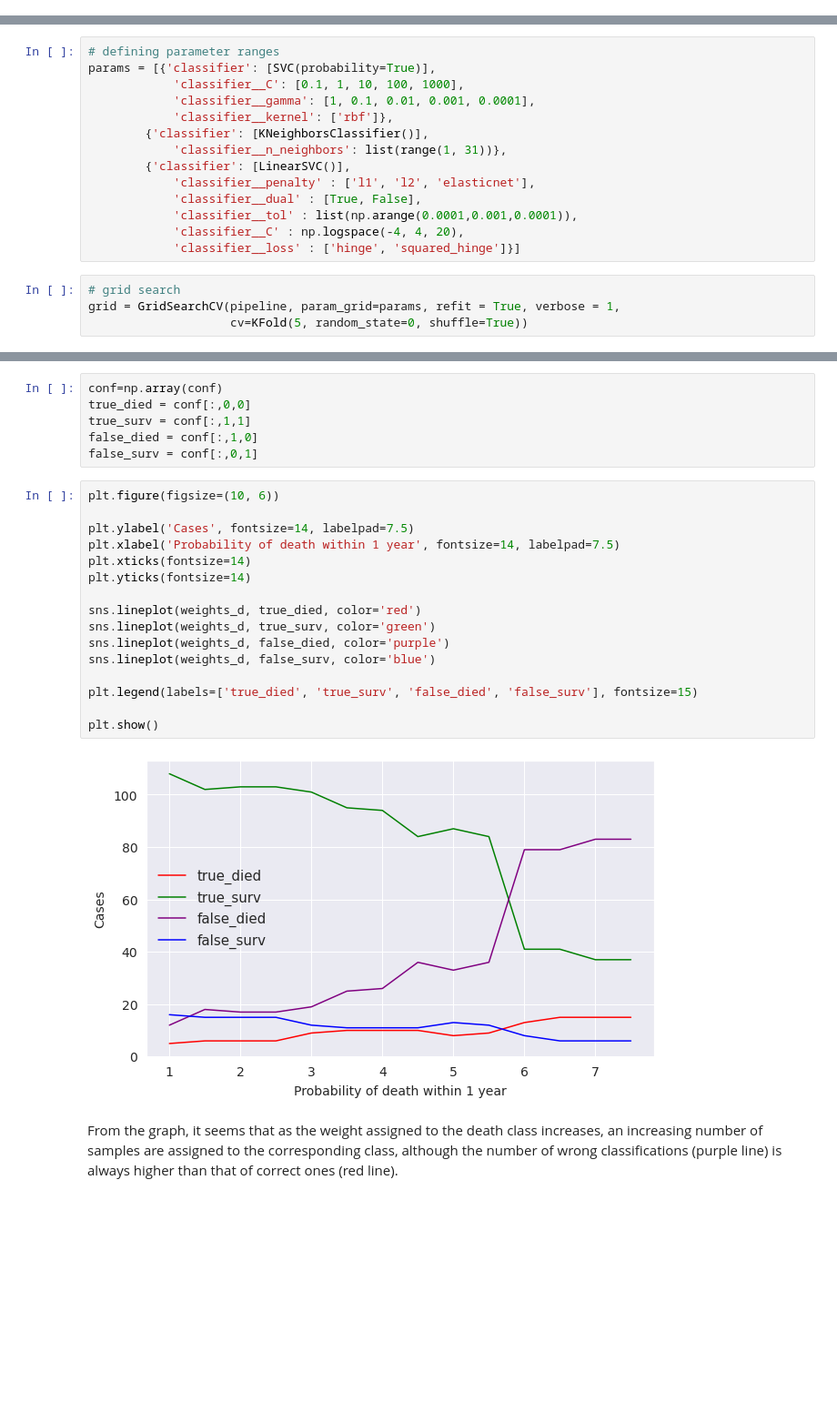
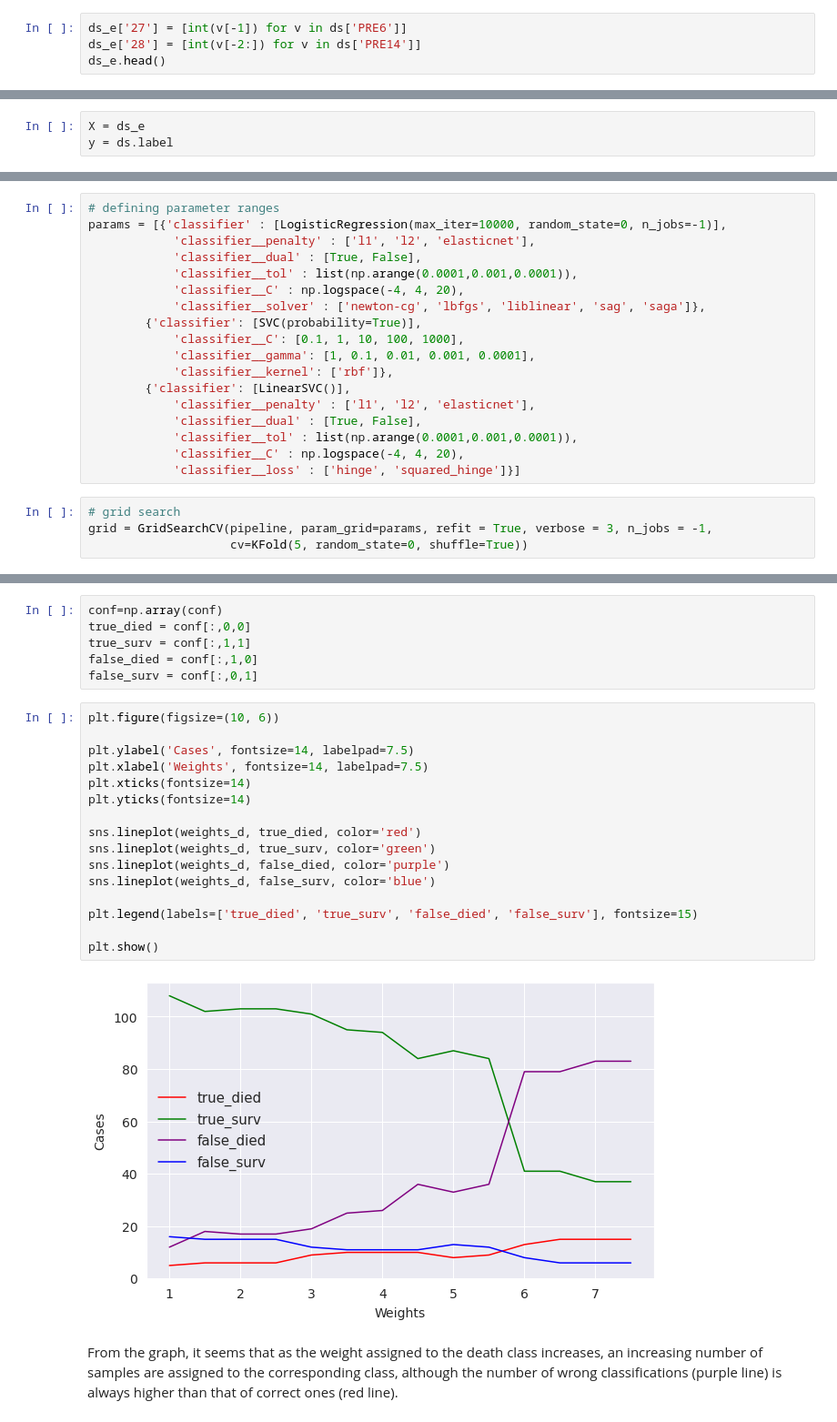
Before and after one commit to e-lubrini/thoracic-surgery-life-expectancy-classification, a Jupyter notebook: main.ipynb, the cells around one changed output, grey strips where cells are left out. Shown at 91% size. Drawn from its saved outputs; the diff is of its cells as text; blank space fills up the shorter version.

Commit message:
switched to ordinal vales for PRE6 and PRE14; regression taking too long to train

```diff
--- a/main.ipynb
+++ b/main.ipynb
@@ -250,0 +257,4 @@ True
+# %%
+ds_e['27'] = [int(v[-1]) for v in ds['PRE6']]
+ds_e['28'] = [int(v[-2:]) for v in ds['PRE14']]
+ds_e.head()
@@ -258,3 +271,6 @@ y = ds_er.iloc[:,-1]
+# %%
+X = ds_e
+y = ds.label
 # %% [markdown]
 ## Algorithm Evaluations
 # %%
@@ -311,12 +327,16 @@ pipeline = Pipeline([('classifier', SVC(random_state=0))])    # SVC is a dummy
                                                 # actual classifiers defined in the parameter grid
 # %%
 # defining parameter ranges
-params = [{'classifier': [SVC(probability=True)],
+params = [{'classifier' : [LogisticRegression(max_iter=10000, random_state=0, n_jobs=-1)],
+            'classifier__penalty' : ['l1', 'l2', 'elasticnet'],
+            'classifier__dual' : [True, False],
+            'classifier__tol' : list(np.arange(0.0001,0.001,0.0001)),
+            'classifier__C' : np.logspace(-4, 4, 20),
+            'classifier__solver' : ['newton-cg', 'lbfgs', 'liblinear', 'sag', 'saga']},
+        {'classifier': [SVC(probability=True)],
             'classifier__C': [0.1, 1, 10, 100, 1000],
             'classifier__gamma': [1, 0.1, 0.01, 0.001, 0.0001],
             'classifier__kernel': ['rbf']},
-        {'classifier': [KNeighborsClassifier()],
-            'classifier__n_neighbors': list(range(1, 31))},
         {'classifier': [LinearSVC()],
             'classifier__penalty' : ['l1', 'l2', 'elasticnet'],
             'classifier__dual' : [True, False],
@@ -325,7 +345,7 @@ params = [{'classifier': [SVC(probability=True)],
             'classifier__loss' : ['hinge', 'squared_hinge']}]
 # %%
 # grid search
-grid = GridSearchCV(pipeline, param_grid=params, refit = True, verbose = 1,
+grid = GridSearchCV(pipeline, param_grid=params, refit = True, verbose = 3, n_jobs = -1,
                     cv=KFold(5, random_state=0, shuffle=True))
 # %%
 %%capture
@@ -448,21 +467,21 @@ false_surv = conf[:,0,1]
 # %%
 plt.figure(figsize=(10, 6))
 
 plt.ylabel('Cases', fontsize=14, labelpad=7.5)
-plt.xlabel('Probability of death within 1 year', fontsize=14, labelpad=7.5)
+plt.xlabel('Weights', fontsize=14, labelpad=7.5)
 plt.xticks(fontsize=14)
 plt.yticks(fontsize=14)
 
 sns.lineplot(weights_d, true_died, color='red')
 sns.lineplot(weights_d, true_surv, color='green')
 sns.lineplot(weights_d, false_died, color='purple')
 sns.lineplot(weights_d, false_surv, color='blue')
 
 plt.legend(labels=['true_died', 'true_surv', 'false_died', 'false_surv'], fontsize=15)
 
 plt.show()
 # %% [output]
-[figure, old version]
+[figure, new version]
 # %% [markdown]
 From the graph, it seems that as the weight assigned to the death class increases, an increasing number of samples are assigned to the corresponding class, although the number of wrong classifications (purple line) is always higher than that of correct ones (red line).
 # %% [markdown]
```
Also changed, not shown: parts of 12 cells of this notebook.
